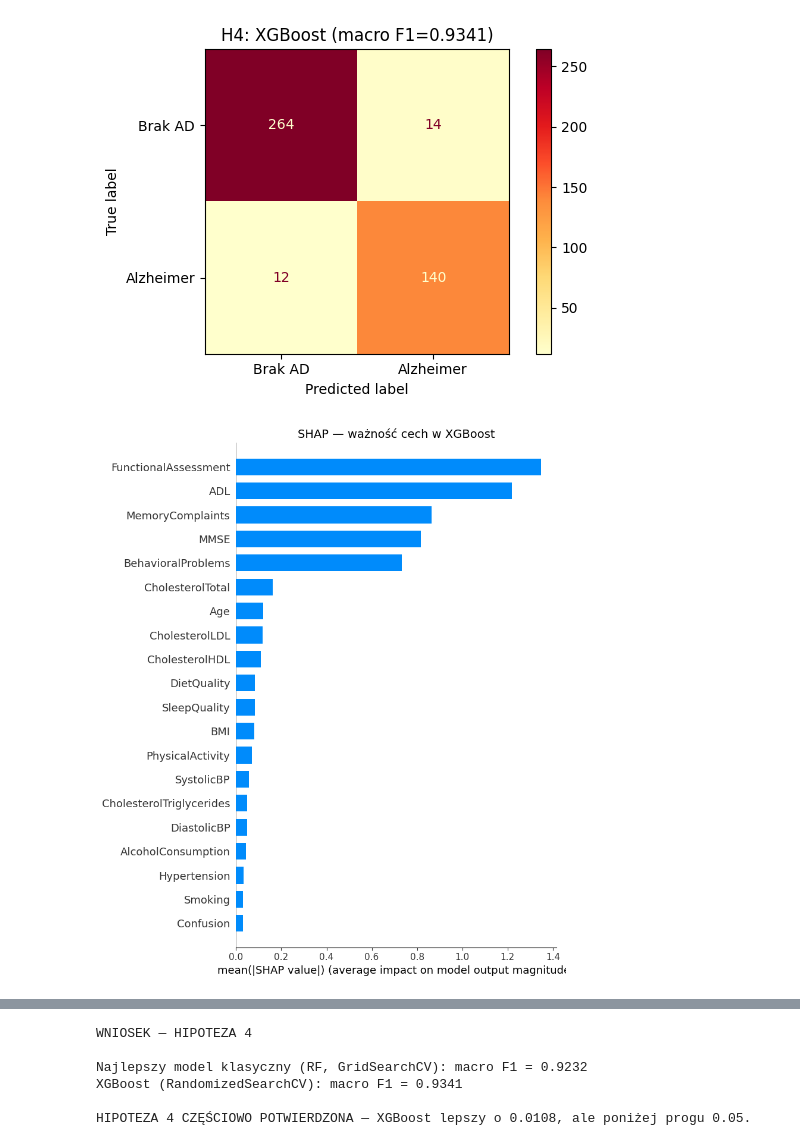
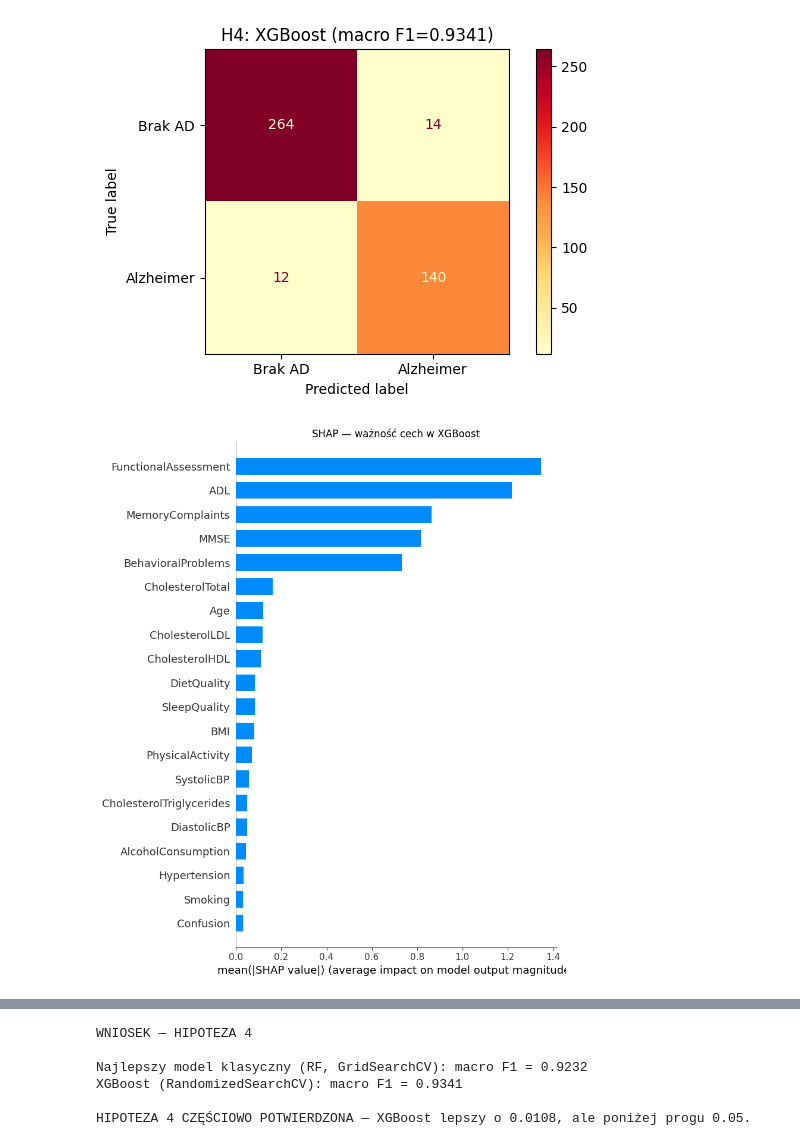
Before and after one commit to Werkxa/PROGRAMOWANIE_ALZHEIMER, a Jupyter notebook: alzheimer_analysis_ml_POPRAWIONY.ipynb, the cells around one changed output, grey strips where cells are left out. Saved outputs shown, nothing was run; the diff lists cells and outputs as text; code cells hidden in the pictures.

```diff
--- a/alzheimer_analysis_ml_POPRAWIONY.ipynb
+++ b/alzheimer_analysis_ml_POPRAWIONY.ipynb
@@ -838,25 +838,25 @@ plt.show()
 # %%
 # H4: SHAP — wyjaśnialność modelu (SHapley Additive exPlanations)
 # SHAP wyjaśnia DLACZEGO model podjął daną decyzję — ile każda cecha "dołożyła" do predykcji
 import shap
 
 # zoptymalizowany explainer
 explainer = shap.TreeExplainer(best_xgb)
 
 # shap_values — macierz o kształcie (n_próbek × n_cech)
 # Każda wartość = wpływ danej cechy na predykcję dla konkretnego pacjenta
 # Wartość dodatnia = cecha "pchała" model w stronę klasy 1 (Alzheimer)
 # Wartość ujemna = cecha "pchała" model w stronę klasy 0 (brak choroby)
 shap_values = explainer.shap_values(X_test)
 
 plt.figure(figsize=(12, 8))
 # plot_type='bar' — uśredniona ważność bezwzględna (podobna do feature_importance, ale dokładniejsza)
 shap.summary_plot(shap_values, X_test, plot_type='bar', show=False)
-plt.title('SHAP — ważność cech w XGBoost', fontsize=14)
+plt.title('SHAP — ważność cech w XGBoost')
 plt.tight_layout()
 plt.show()
 # %% [output]
-[figure, old version]
+[figure, new version]
 # %%
 # H4: SHAP — bee swarm plot (wpływ wartości cechy na predykcję)
 plt.figure(figsize=(12, 8))
```
Also changed, not shown: parts of 17 cells of this notebook.
